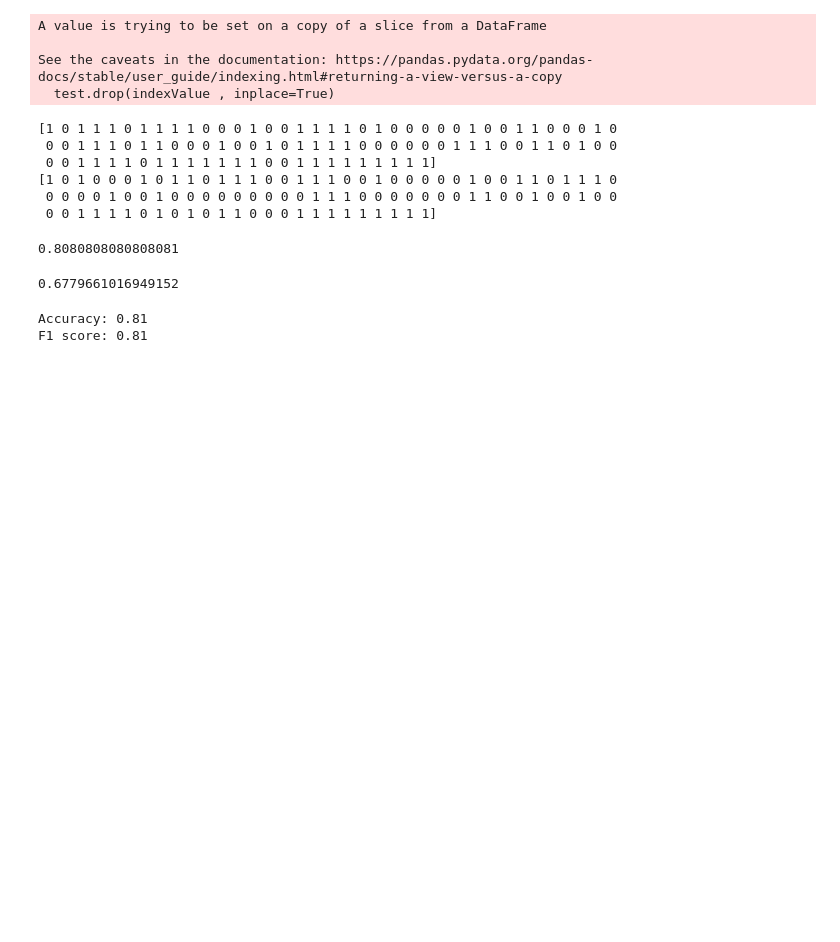
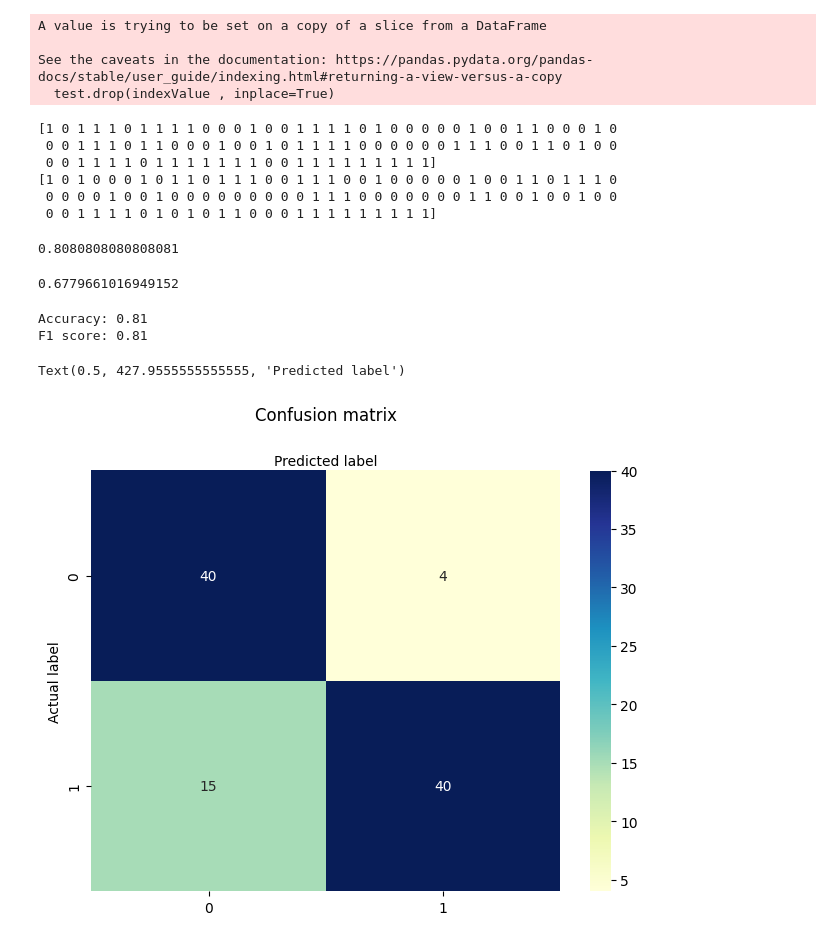
Before and after one commit to buisonanh/phishing-urls-detection, a Jupyter notebook: phishing_urls_detection.ipynb, the cells around one changed output. Saved outputs shown, nothing was run; the diff lists cells and outputs as text; code cells hidden in the pictures; blank space fills up the shorter version.

```diff
--- a/phishing_urls_detection.ipynb
+++ b/phishing_urls_detection.ipynb
@@ -145,17 +150,11 @@ status_df = df['status']
 from sklearn.feature_extraction.text import CountVectorizer
 from sklearn.preprocessing import LabelEncoder
 
-
 # Vectorize URLs
 vectorizer = CountVectorizer()
 feature_vec = vectorizer.fit_transform(feature_df)
 
-
-
 # Encode status column
-label_encoder = LabelEncoder()
-status_arr = label_encoder.fit_transform(status_df)
-
 label_encoder = LabelEncoder()
 status_arr = label_encoder.fit_transform(status_df)
 
@@ -198,7 +217,7 @@ Test:  21864
 #modeling lbfgs
 from sklearn.linear_model import LogisticRegression
 
-logreg = LogisticRegression(C= 0.1, class_weight= None, max_iter= 100, penalty= 'l2',random_state=42)
+logreg = LogisticRegression(C= 0.1, class_weight= None, max_iter= 9000, penalty= 'l2',random_state=42)
 lr_lbfgs = logreg.fit(x_train,y_train)
 # %%
 """
@@ -368,3 +398,22 @@ print(f"F1 score: {f1:.2f}")
 # %% [output]
 Accuracy: 0.81
 F1 score: 0.81
+# %%
+cnf_matrix = metrics.confusion_matrix(y_t, y_pred_t)
+cnf_matrix
+
+class_names=[] # name  of classes
+fig, ax = plt.subplots()
+tick_marks = np.arange(len(class_names))
+plt.xticks(tick_marks, class_names)
+plt.yticks(tick_marks, class_names)
+# create heatmap
+sns.heatmap(pd.DataFrame(cnf_matrix), annot=True, cmap="YlGnBu" ,fmt='g')
+ax.xaxis.set_label_position("top")
+plt.tight_layout()
+plt.title('Confusion matrix', y=1.1)
+plt.ylabel('Actual label')
+plt.xlabel('Predicted label')
+# %% [output]
+Text(0.5, 427.9555555555555, 'Predicted label')
+[figure, added]
```
Also changed, not shown: parts of 7 cells of this notebook.
